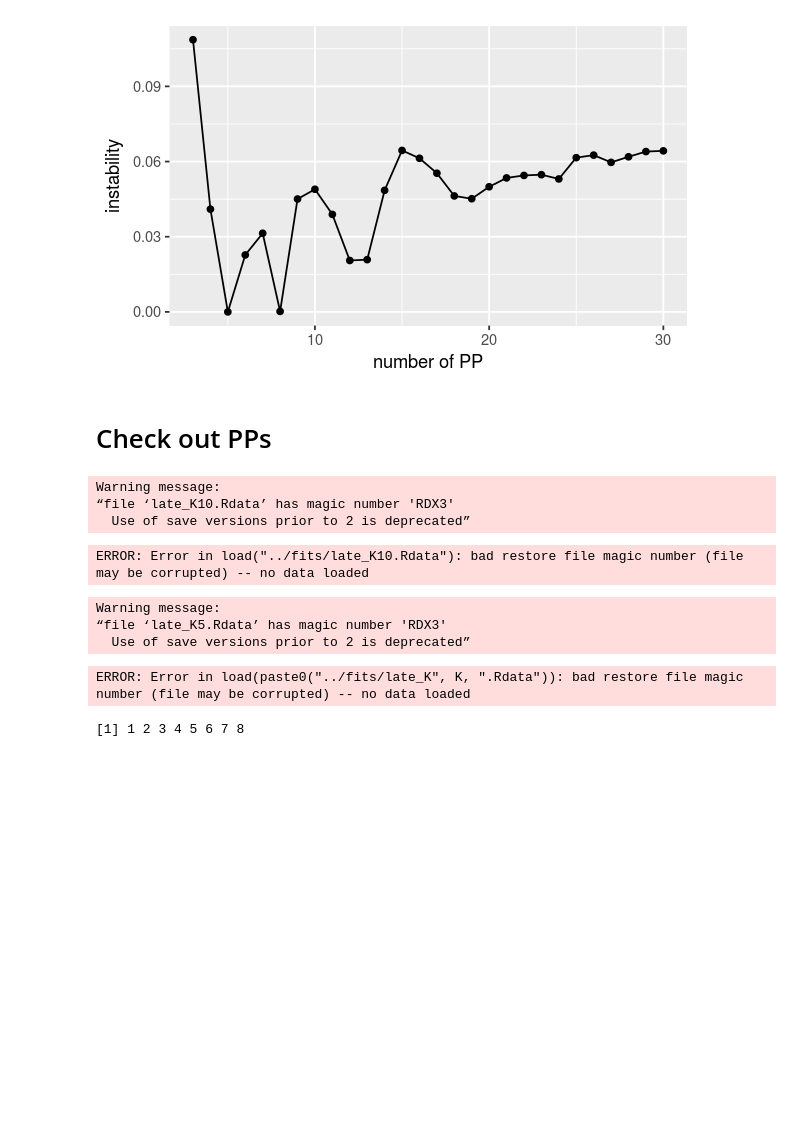
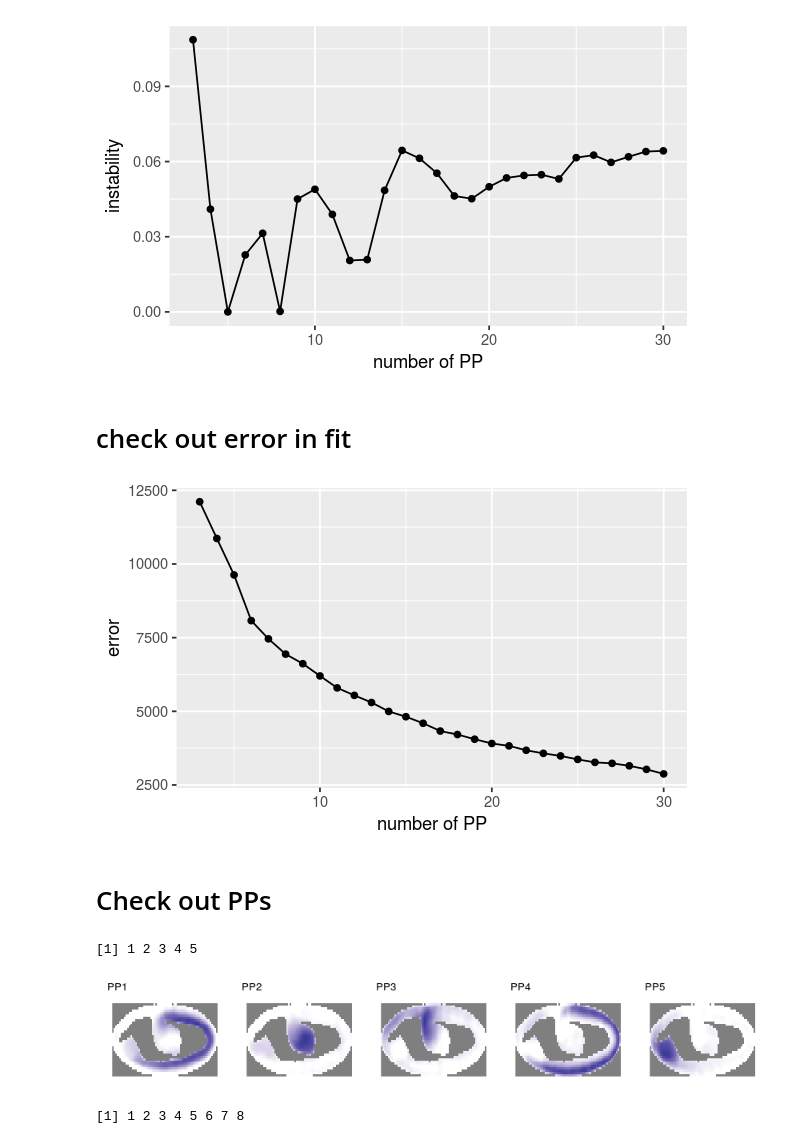
Before and after one commit to Runjing-Liu120/drosophila_late_stage_analysis, a Jupyter notebook: process_results/read_staNMF_results.ipynb, the cells around one changed output. Drawn from its saved outputs; the diff is of its cells as text; code cells hidden in the pictures; blank space fills up the shorter version.

```diff
--- a/process_results/read_staNMF_results.ipynb
+++ b/process_results/read_staNMF_results.ipynb
@@ -20,17 +20,20 @@ Attaching package: ‘scales’
     combine
 
 Loading required package: grid
+# %%
+# original images
+x <- read.csv('../data/clean_x.csv')[, -1]
 # %% [markdown]
 # Load instabilities
 # %%
-dict_dir <- '../scripts/staNMFDicts/'
+results_dir <- '../scripts/staNMFDicts/'
 # %%
 k1 <- 3
 k2 <- 30
 # %%
 stabilities <- c()
 for(k in k1:k2){
-    stability_file_k <- paste0(dict_dir, 'K=', k, '/instability.csv')
+    stability_file_k <- paste0(results_dir, 'K=', k, '/instability.csv')
     stabilities <- rbind(stabilities,
                          read.csv(stability_file_k, sep = ',', header = FALSE))
 }
@@ -44,5 +47,27 @@ stabilities %>%
         xlab('number of PP')
 # %% [output]
 [figure]
+# %% [markdown]
+# check out error in fit
+# %%
+l2_errors <- data.frame(n_pp = c(), error = c())
+
+for(k in k1:k2){
+    alpha <- read.csv(paste0(results_dir, '/K=', k, '/alpha_99.csv'))[, -1]
+    dict <- read.csv(paste0(results_dir, '/K=', k, '/factorization_99.csv'), header = FALSE)[, -1]
+
+    residual <- x - as.matrix(dict) %*% as.matrix(alpha)
+    error <- sum(residual**2)
+
+    l2_errors <- rbind(l2_errors, data.frame(n_pp = k, error = error))
+}
+# %%
+options(repr.plot.width = 5, repr.plot.height = 3)
+l2_errors %>%
+    ggplot() + geom_point(aes(x = n_pp, y = error)) +
+                geom_line(aes(x = n_pp, y = error)) +
+        xlab('number of PP')
+# %% [output]
+[figure, added]
 # %% [markdown]
 # Check out PPs
@@ -51,26 +74,21 @@ fits_dir <- '../fits/'
 # %%
 # need the template
 load('../data/lateData.Rdata')
-# %%
-load('../fits/late_K10.Rdata')
-# %% [output]
-Warning message:
-“file ‘late_K10.Rdata’ has magic number 'RDX3'
-  Use of save versions prior to 2 is deprecated”
-ERROR: Error in load("../fits/late_K10.Rdata"): bad restore file magic number (file may be corrupted) -- no data loaded
 # %%
 # choose a K
 K <- 5
 
 # read in dictionary
 # for now, we just pick any restart ...
-load(paste0('../fits/late_K', K, '.Rdata'))
-plot_all_PPs(fit$dict, late$x)
+pp_file_k <- paste0(results_dir, 'K=', K, '/factorization_99.csv')
+PPs <- read.csv(file = pp_file_k, header = FALSE)
+
+options(repr.plot.width = 7, repr.plot.height = 1.2)
+
+plot_all_PPs(PPs[, -1], late$x)
 # %% [output]
-Warning message:
-“file ‘late_K5.Rdata’ has magic number 'RDX3'
-  Use of save versions prior to 2 is deprecated”
+[1] 1 2 3 4 5
-ERROR: Error in load(paste0("../fits/late_K", K, ".Rdata")): bad restore file magic number (file may be corrupted) -- no data loaded
+[figure, added]
 # %%
 ### choose a K
 K <- 8
```
Also changed, not shown: parts of 15 cells of this notebook, 1 other file.
